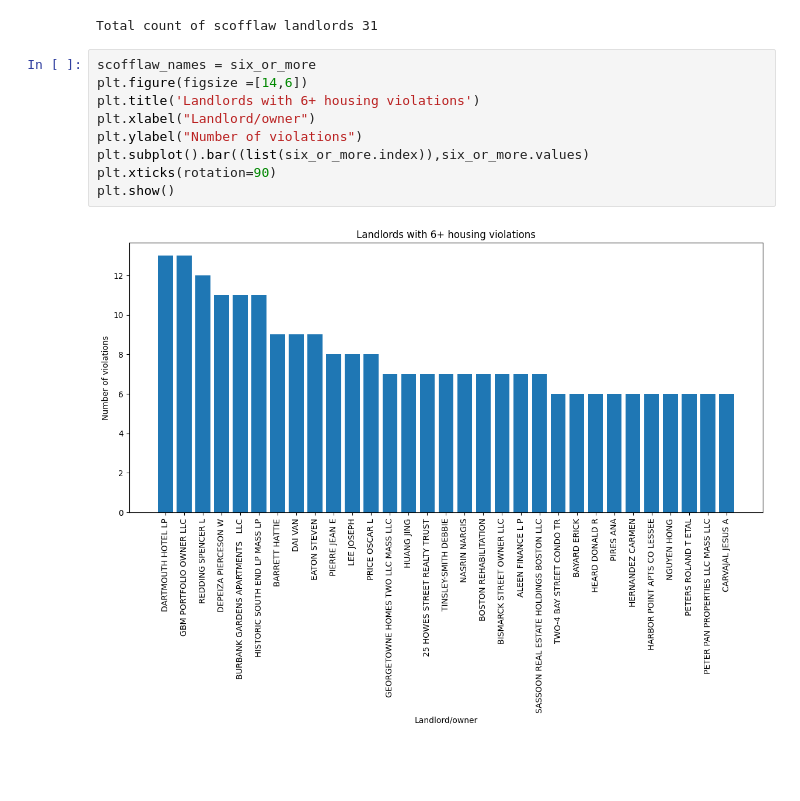
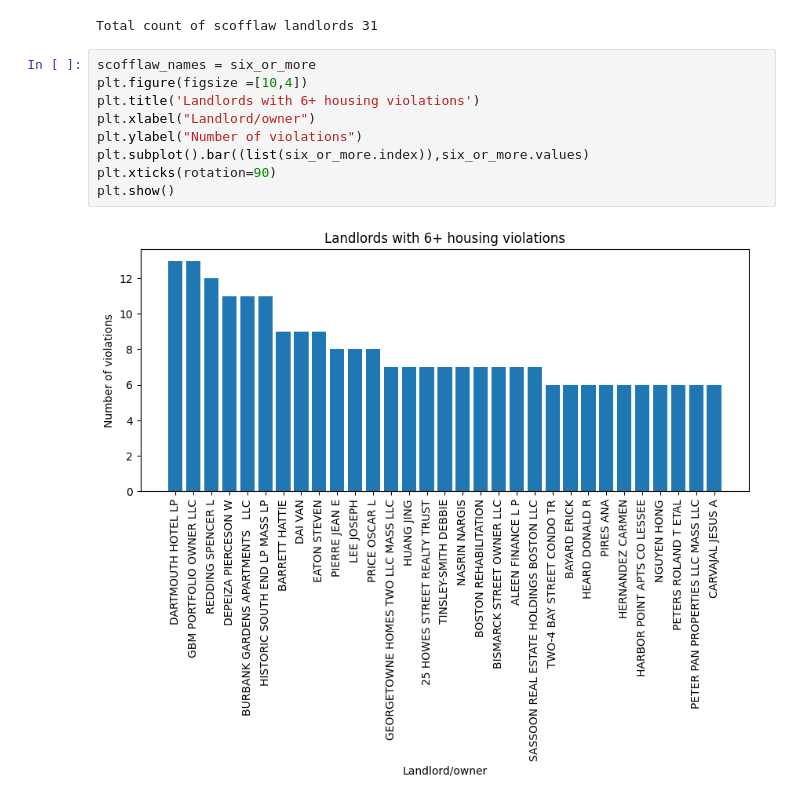
Before and after one commit to BU-Spark/ds-councilor-breadon-bad-landlords2, a Jupyter notebook: spring23-team-4/code/RentSmart_analysis.ipynb, the cells around one changed output. Cells and saved outputs as stored; diff of their text form; blank space fills up the shorter version.

```diff
--- a/spring23-team-4/code/RentSmart_analysis.ipynb
+++ b/spring23-team-4/code/RentSmart_analysis.ipynb
@@ -174,12 +174,12 @@ print("Total count of scofflaw landlords", len(six_or_more))
 Total count of scofflaw landlords 31
 # %%
 scofflaw_names = six_or_more
-plt.figure(figsize =[14,6])
+plt.figure(figsize =[10,4])
 plt.title('Landlords with 6+ housing violations')
 plt.xlabel("Landlord/owner")
 plt.ylabel("Number of violations")
 plt.subplot().bar((list(six_or_more.index)),six_or_more.values)
 plt.xticks(rotation=90)
 plt.show()
 # %% [output]
-[figure, old version]
+[figure, new version]
```
Also changed, not shown: parts of 11 cells of this notebook.
